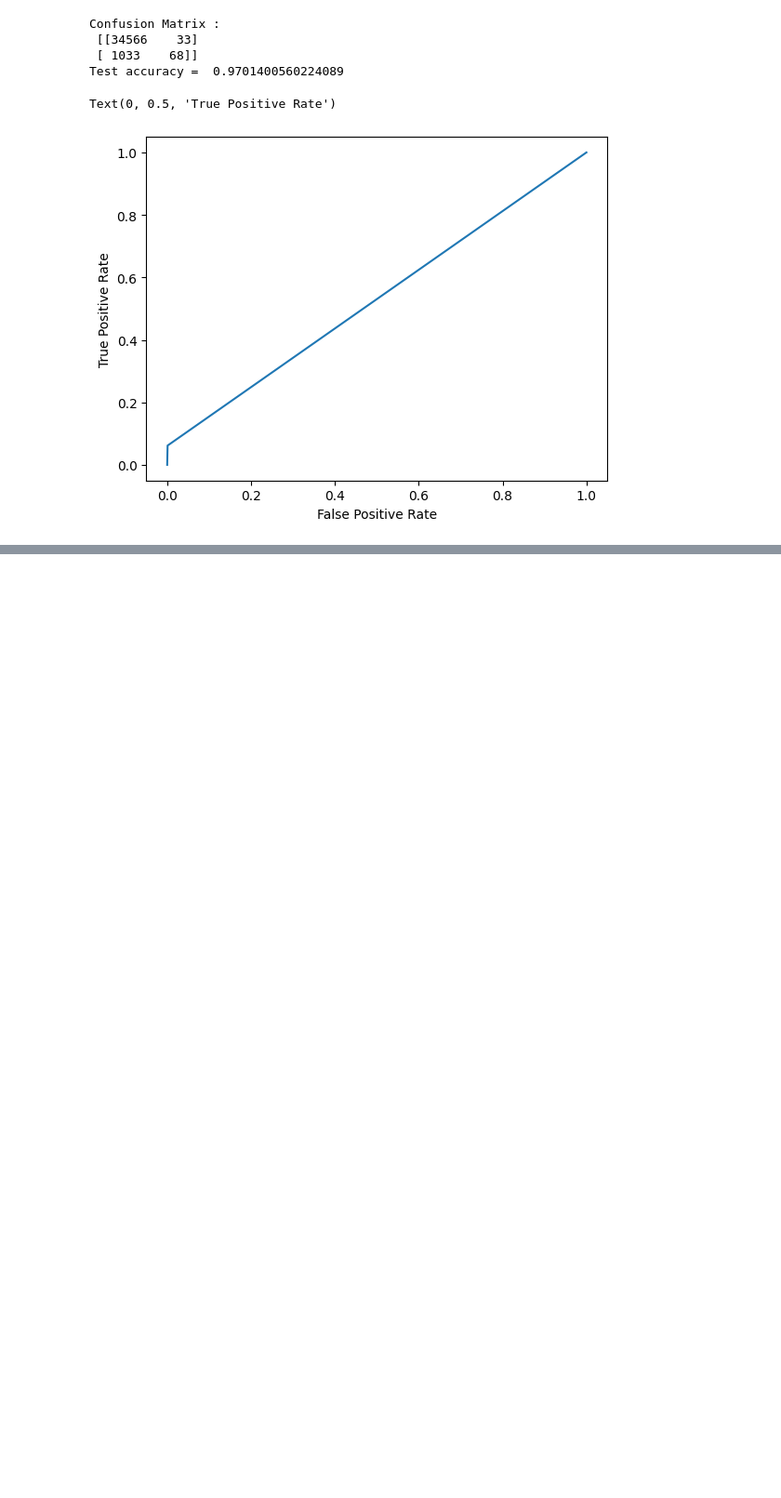
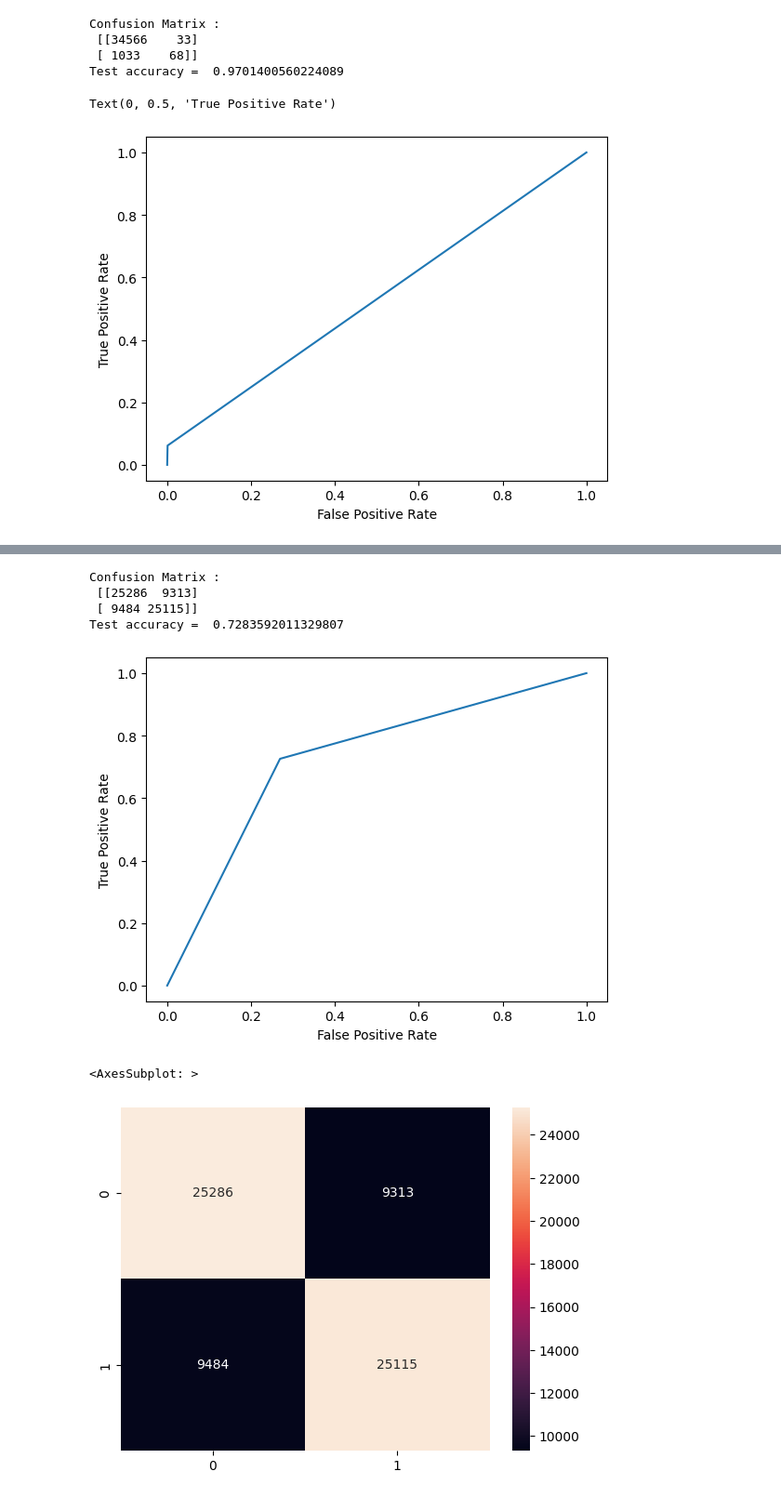
Before and after one commit to Jagodno/Pre-selection-Assignment, a Jupyter notebook: ml.ipynb, the cells around one changed output, grey strips where cells are left out. Shown: that part at 93% size. Drawn from its saved outputs; the diff is of its cells as text; code cells hidden in the pictures; blank space fills up the shorter version.

Commit message:
Add SMOTE, normalization and asmpling as test

```diff
--- a/ml.ipynb
+++ b/ml.ipynb
@@ -92,0 +136,8 @@ df
+# %%
+from imblearn.over_sampling import SMOTE
+
+smot = SMOTE(sampling_strategy='minority', random_state=42)
+# Fit the model to generate the data.
+oversampled_X, oversampled_Y = smot.fit_resample(cleanedDF.drop('Default indicator', axis=1), cleanedDF['Default indicator'])
+readyDF = pd.concat([pd.DataFrame(oversampled_Y), pd.DataFrame(oversampled_X)], axis=1)
+readyDF['Default indicator'].value_counts()
@@ -92,0 +148,17 @@ df
+# %%
+
+ytrain = readyDF['Default indicator']
+Xtrain = readyDF.drop('Default indicator', axis = 1)
+
+
+
+
+normalizationList = ['Application amount', 'Credit duration',
+       'Payment frequency', 'Installment amount', 'Value of the goods',
+       'income of main applicant', 'income of second applicant','Limit on credit card',
+       'Amount on current account', 'Amount on savings account',
+       'Arrear in last 3 months', 'Arrear in last 12 months',
+       'Credit bureau score', 'Average income', 'date dif']
+
+Xtrain[normalizationList]=(Xtrain[normalizationList]-Xtrain[normalizationList].mean())/Xtrain[normalizationList].std()
+Xtrain
@@ -92,0 +179,3 @@ df
+# %%
+log_reg = sm.Logit(ytrain, Xtrain).fit()
+print(log_reg.summary())
@@ -92,0 +200,25 @@ df
+# %%
+import seaborn as sns
+yhat = log_reg.predict(Xtrain)
+prediction = list(map(round, yhat))
+# confusion matrix
+cm = confusion_matrix(ytrain, prediction)
+print ("Confusion Matrix : \n", cm)
+
+# accuracy score of the model
+print('Test accuracy = ', accuracy_score(ytrain, prediction))
+
+fpr, tpr, thresholds = roc_curve(ytrain, prediction)
+plt.plot(fpr, tpr)
+plt.xlabel('False Positive Rate')
+plt.ylabel('True Positive Rate')
+plt.show()
+sns.heatmap(cm, annot=True, fmt='g')
+# %% [output]
+Confusion Matrix :
+ [[25286  9313]
+ [ 9484 25115]]
+Test accuracy =  0.7283592011329807
+[figure, added]
+<AxesSubplot: >
+[figure, added]
```
Also changed, not shown: parts of 9 cells of this notebook.
